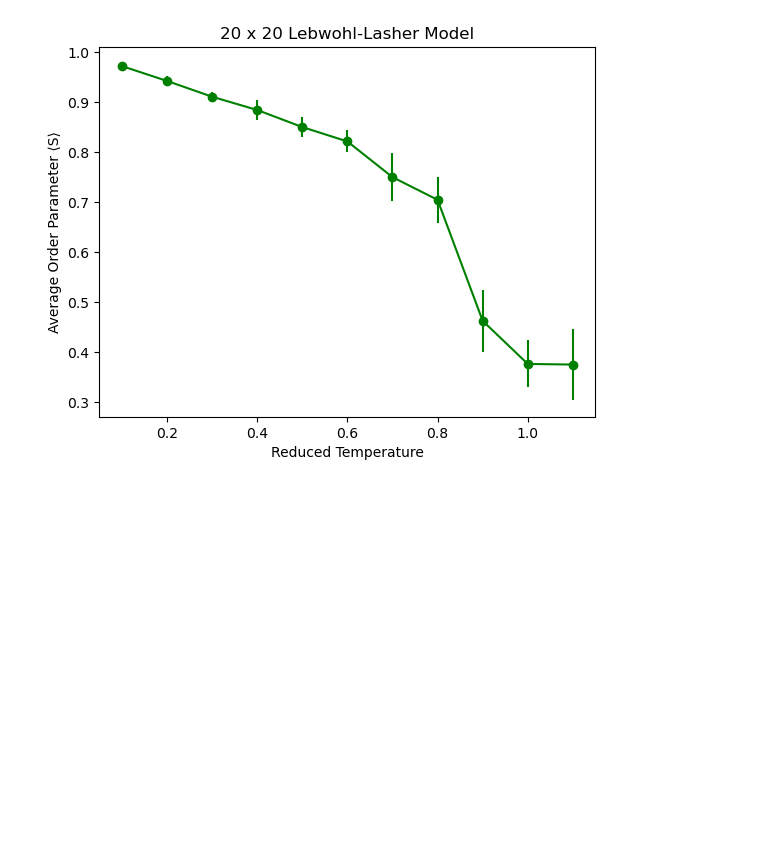
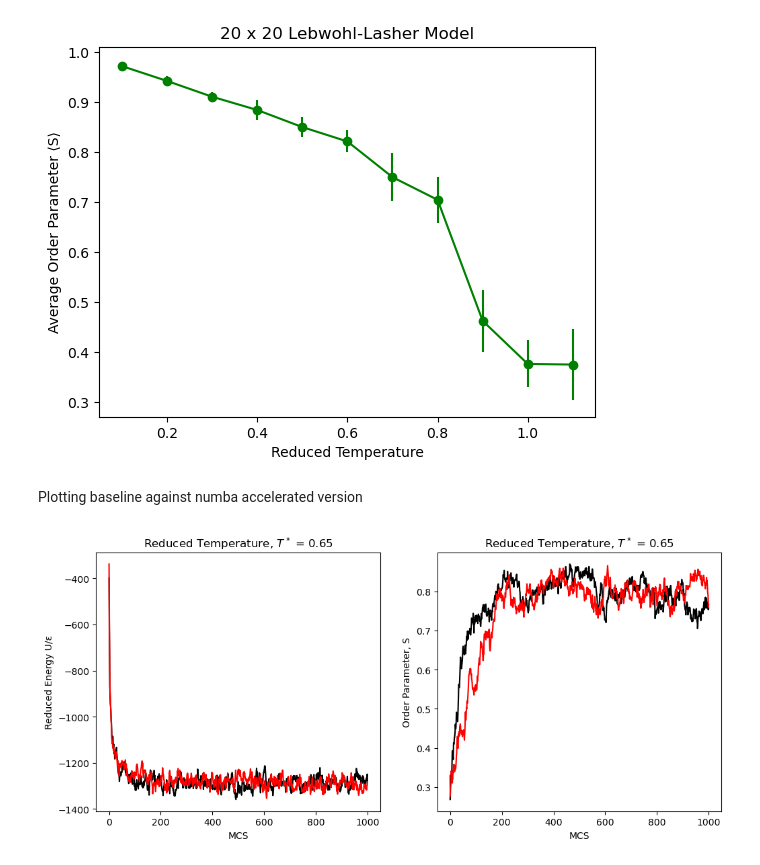
Before and after one commit to summerz04/LebwohlLasher, a Jupyter notebook: LebwohlLasher_Plotting.ipynb, the cells around one changed output. Cells and saved outputs as stored; diff of their text form; code cells hidden in the pictures; blank space fills up the shorter version.

Commit message:
Validating numba against baseline

```diff
--- a/LebwohlLasher_Plotting.ipynb
+++ b/LebwohlLasher_Plotting.ipynb
@@ -8,5 +8,5 @@ import matplotlib.pyplot as plt
 # %%
 # for 1000 Monte Carlo steps, lattice side length 20, reduced T = 0.65
 # data structure is [MCsteps, Ratio, Energy, Order]
-data = np.loadtxt('LL-Output-Fri-13-Feb-2026-at-12-10-58PM.txt')
-MCsteps = data[:,0]
+baseline_data = np.loadtxt('LL-Outputs/LL-Output-Baseline.txt')
+MCsteps = baseline_data[:,0]
@@ -52,3 +62,27 @@ ax.set_title('20 x 20 Lebwohl-Lasher Model')
 plt.show()
 # %% [output]
 [figure]
+# %% [markdown]
+Plotting baseline against numba accelerated version
+# %%
+# reading in numba accelerated version
+numba = np.loadtxt('LL-Output-Fri-13-Feb-2026-at-03-49-08PM.txt')
+# %%
+fig, ax = plt.subplots(1,2, figsize=(12,5))
+ax[0].plot(baseline_data[:,0], baseline_data[:,2], color='black')
+ax[0].plot(numba[:,0], numba[:,2], color='red')
+
+
+ax[0].set_xlabel('MCS')
+ax[0].set_ylabel('Reduced Energy U/ε')
+ax[0].set_title('Reduced Temperature, $T^*$ = 0.65')
+
+ax[1].plot(baseline_data[:,0], baseline_data[:,3], color='black')
+ax[1].plot(numba[:,0], numba[:,3], color='red')
+
+ax[1].set_xlabel('MCS')
+ax[1].set_ylabel('Order Parameter, S')
+ax[1].set_title('Reduced Temperature, $T^*$ = 0.65')
+plt.show()
+# %% [output]
+[figure, added]
```
Also changed, not shown: parts of 3 cells of this notebook.
